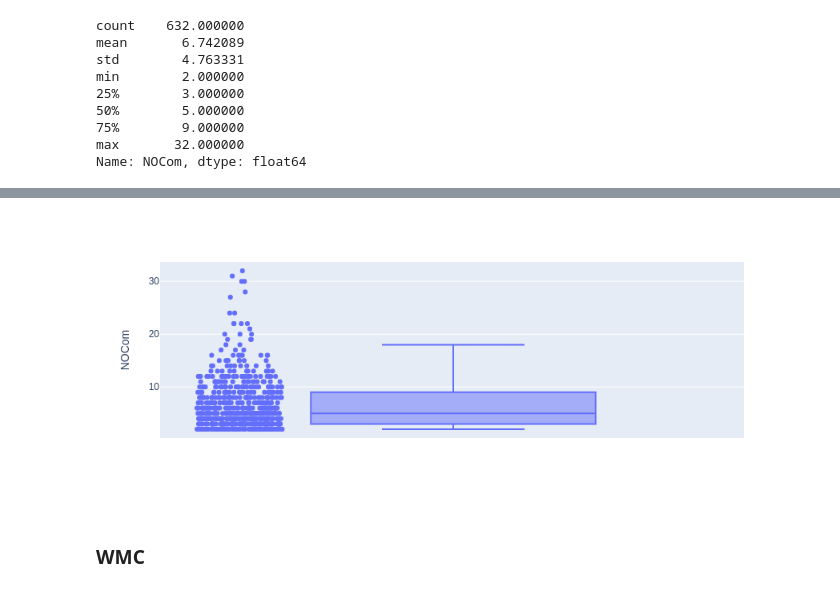
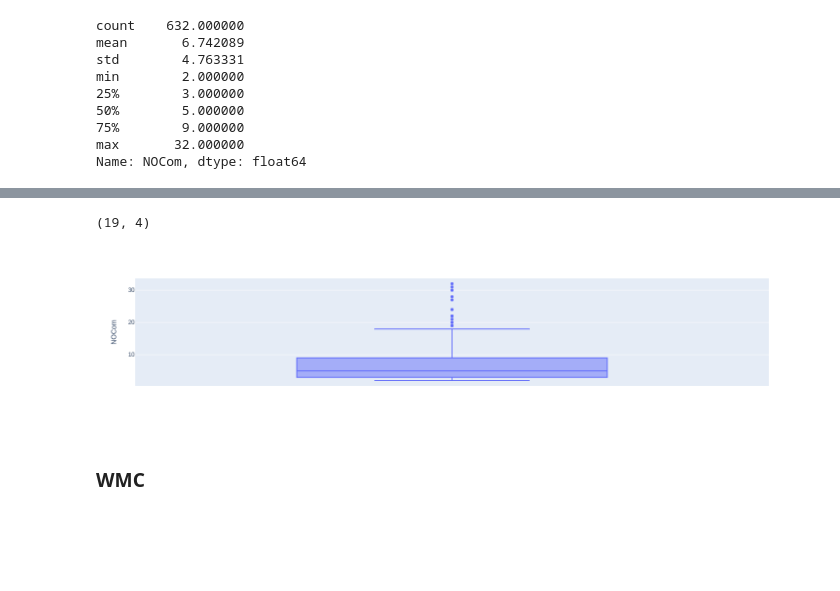
Before and after one commit to GuiPil/TP_IFT3913_H22, a Jupyter notebook: TP2/analyse/T1.ipynb, the cells around one changed output, grey strips where cells are left out. Cells and saved outputs as stored; diff of their text form; code cells hidden in the pictures; blank space fills up the shorter version.

```diff
--- a/TP2/analyse/T1.ipynb
+++ b/TP2/analyse/T1.ipynb
@@ -103,8 +100,12 @@ print(f"Les valeurs de la boîte à moustache sont situés entre {L} et {U}, ave
+# %%
+df[df['NOCom'] > 18].shape
+# %% [output]
+(19, 4)
 # %%
-fig = px.box(df.reset_index(), y='NOCom', hover_data=['class'], points='all')
+fig = px.box(df.reset_index(), y='NOCom', hover_data=['class'])
 fig.show()
 # %% [output]
-[figure, old version]
+[figure, new version]
 # %% [markdown]
 ### WMC
 # %%
```
Also changed, not shown: parts of 8 cells of this notebook, 5 other files.
